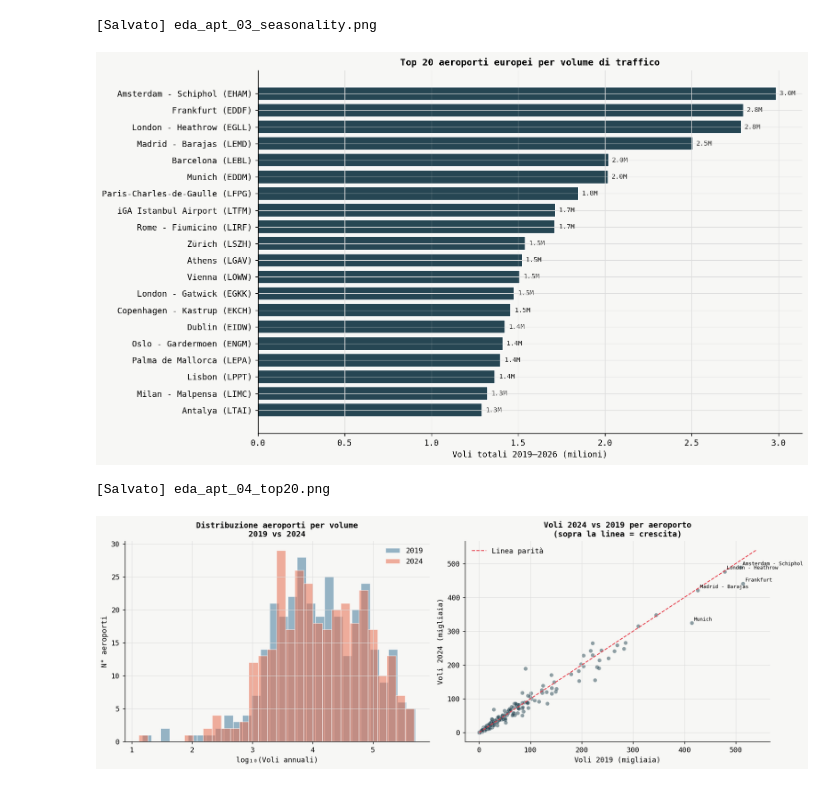
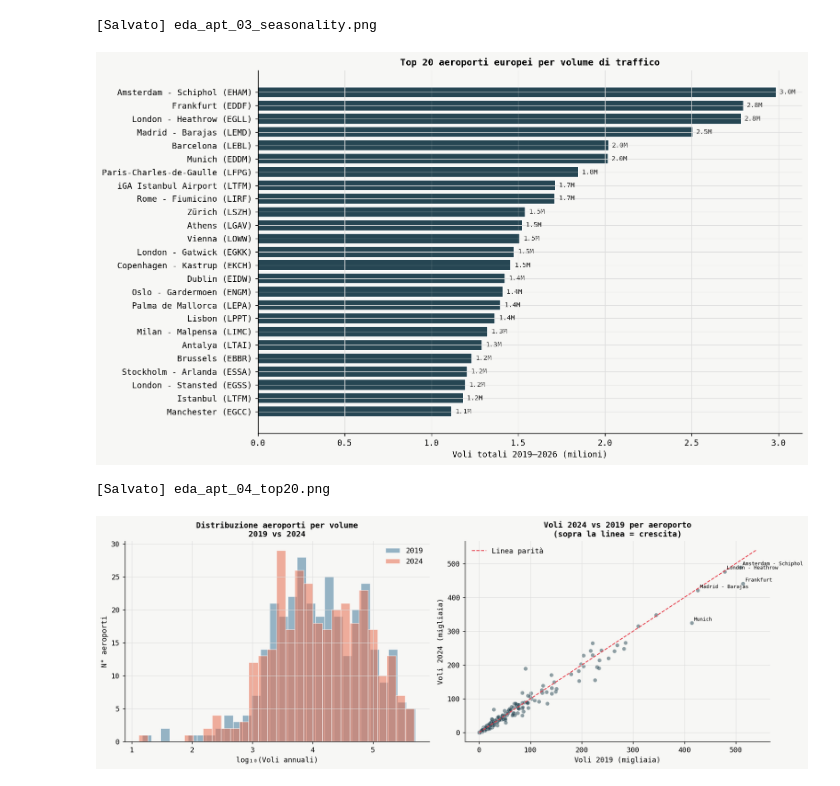
Before and after one commit to tabbba/Data-Visualization-, a Jupyter notebook: eda_airport_traffic.ipynb, the cells around one changed output. Saved outputs shown, nothing was run; the diff lists cells and outputs as text; code cells hidden in the pictures.

```diff
--- a/eda_airport_traffic.ipynb
+++ b/eda_airport_traffic.ipynb
@@ -49,9 +49,11 @@ plt.rcParams.update({
 })
 
 FILE = "airport_traffic_merged.csv"
-df = pd.read_csv(FILE)
+df = pd.read_csv('data/airport_traffic_merged.csv')
+
 df["FLT_DATE"] = pd.to_datetime(df["FLT_DATE"])
 df["DOW"] = df["FLT_DATE"].dt.dayofweek  # 0=Mon, 6=Sun
+
 
 print(f"Shape:       {df.shape}")
 print(f"Aeroporti:   {df['APT_ICAO'].nunique()}")
@@ -197,32 +199,32 @@ print("[Salvato] eda_apt_03_seasonality.png")
 # %%
 # =============================================================================
 # 6. TOP 20 AEROPORTI (totale voli 2019–2025)
 # =============================================================================
 top20 = (
     df.groupby(["APT_ICAO","APT_NAME"])["FLT_TOT_1"].sum()
     .reset_index()
     .sort_values("FLT_TOT_1", ascending=False)
-    .head(20)
+    .head(25)
 )
 
 fig, ax = plt.subplots(figsize=(12, 7))
 labels = [f"{row.APT_NAME} ({row.APT_ICAO})" for _, row in top20.iterrows()]
 bars = ax.barh(labels, top20["FLT_TOT_1"] / 1e6,
                color="#264653", edgecolor="white")
 ax.invert_yaxis()
 ax.set_xlabel("Voli totali 2019–2026 (milioni)")
 ax.set_title("Top 20 aeroporti europei per volume di traffico", fontweight="bold")
 
 for bar, val in zip(bars, top20["FLT_TOT_1"]):
     ax.text(bar.get_width() + 0.02, bar.get_y() + bar.get_height()/2,
             f"{val/1e6:.1f}M", va="center", fontsize=8, color="#333")
 
 plt.tight_layout()
 plt.savefig("eda_apt_04_top20.png")
 plt.show()
 print("[Salvato] eda_apt_04_top20.png")
 # %% [output]
-[figure, old version]
+[figure, new version]
 [Salvato] eda_apt_04_top20.png
 # %%
 # =============================================================================
```
Also changed, not shown: 5 other files.
